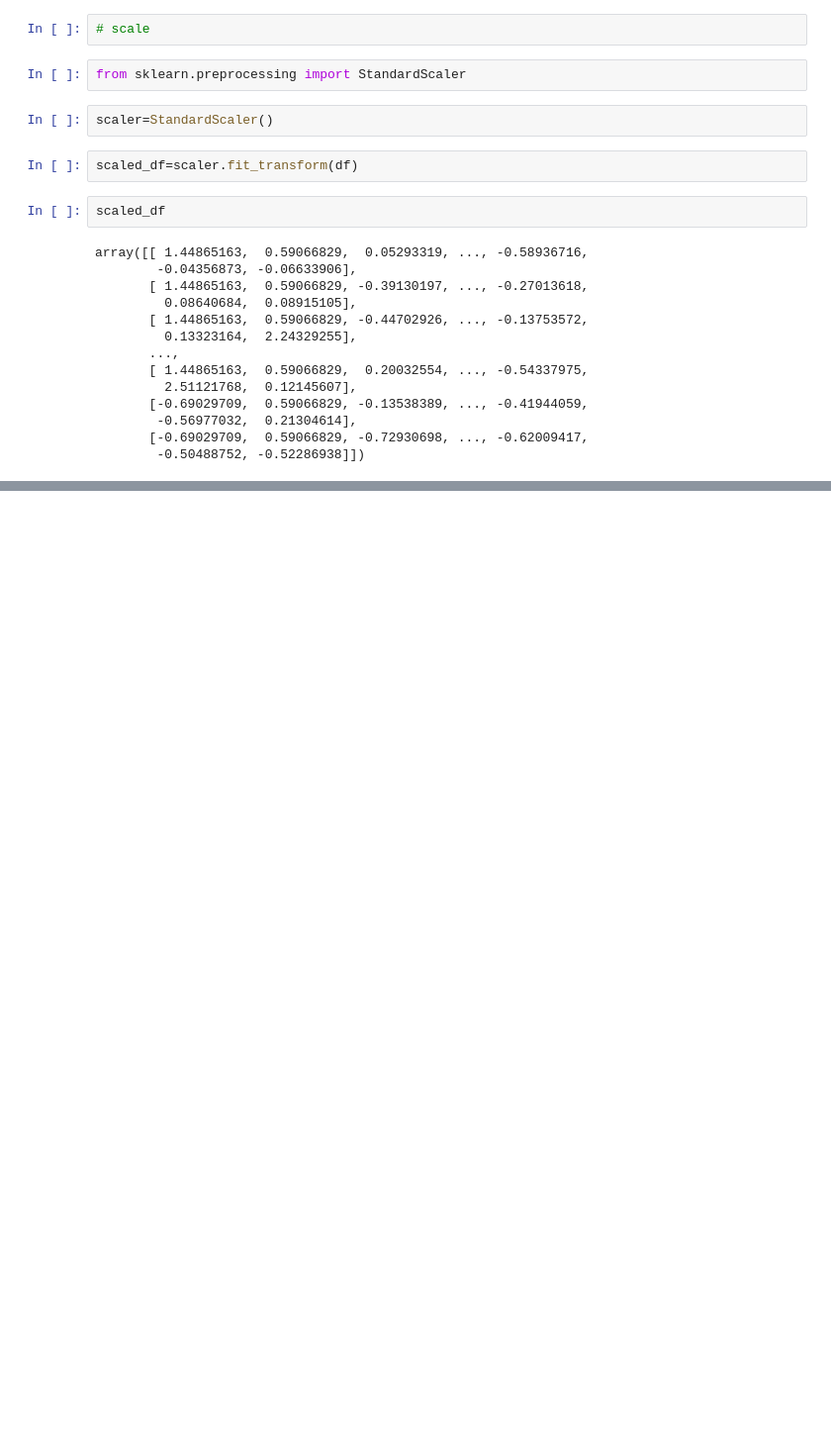
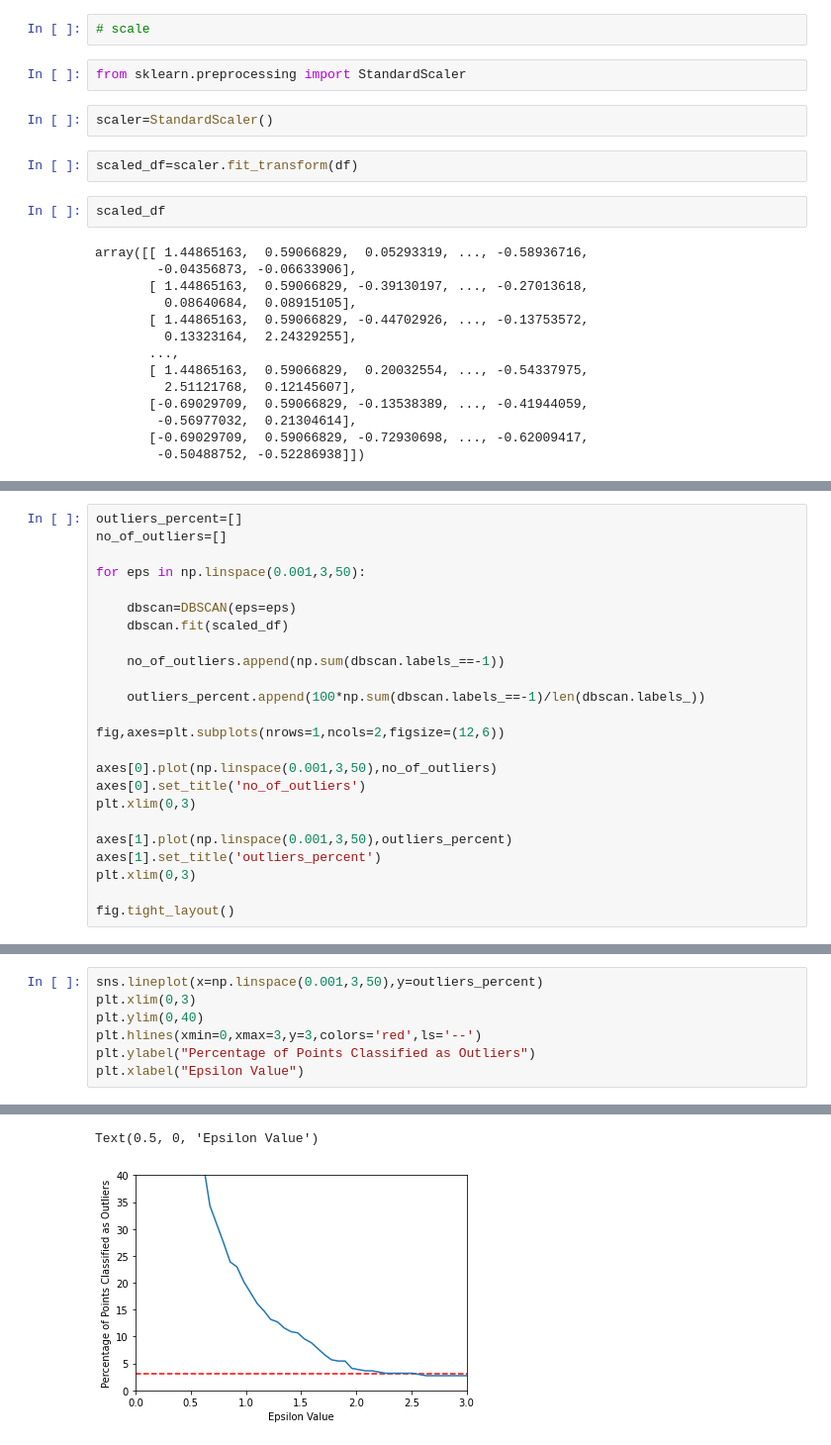
Before and after one commit to Naveen-janakiraman/Projects, a Jupyter notebook: Outliers project using DBSCAN.ipynb, the cells around one changed output, grey strips where cells are left out. Shown at 99% size. Saved outputs shown, nothing was run; the diff lists cells and outputs as text; blank space fills up the shorter version.

```diff
--- a/Outliers project using DBSCAN.ipynb
+++ b/Outliers project using DBSCAN.ipynb
@@ -132,0 +135,24 @@ array([[ 1.44865163,  0.59066829,  0.05293319, ..., -0.58936716,
+# %%
+outliers_percent=[]
+no_of_outliers=[]
+
+for eps in np.linspace(0.001,3,50):
+
+    dbscan=DBSCAN(eps=eps)
+    dbscan.fit(scaled_df)
+
+    no_of_outliers.append(np.sum(dbscan.labels_==-1))
+
+    outliers_percent.append(100*np.sum(dbscan.labels_==-1)/len(dbscan.labels_))
+
+fig,axes=plt.subplots(nrows=1,ncols=2,figsize=(12,6))
+
+axes[0].plot(np.linspace(0.001,3,50),no_of_outliers)
+axes[0].set_title('no_of_outliers')
+plt.xlim(0,3)
+
+axes[1].plot(np.linspace(0.001,3,50),outliers_percent)
+axes[1].set_title('outliers_percent')
+plt.xlim(0,3)
+
+fig.tight_layout()
@@ -132,0 +173,8 @@ array([[ 1.44865163,  0.59066829,  0.05293319, ..., -0.58936716,
+# %%
+sns.lineplot(x=np.linspace(0.001,3,50),y=outliers_percent)
+plt.xlim(0,3)
+plt.ylim(0,40)
+plt.hlines(xmin=0,xmax=3,y=3,colors='red',ls='--')
+plt.ylabel("Percentage of Points Classified as Outliers")
+plt.xlabel("Epsilon Value")
+# %% [output]
@@ -132,0 +188,2 @@ array([[ 1.44865163,  0.59066829,  0.05293319, ..., -0.58936716,
+Text(0.5, 0, 'Epsilon Value')
+[figure, added]
```
Also changed, not shown: parts of 23 cells of this notebook.
